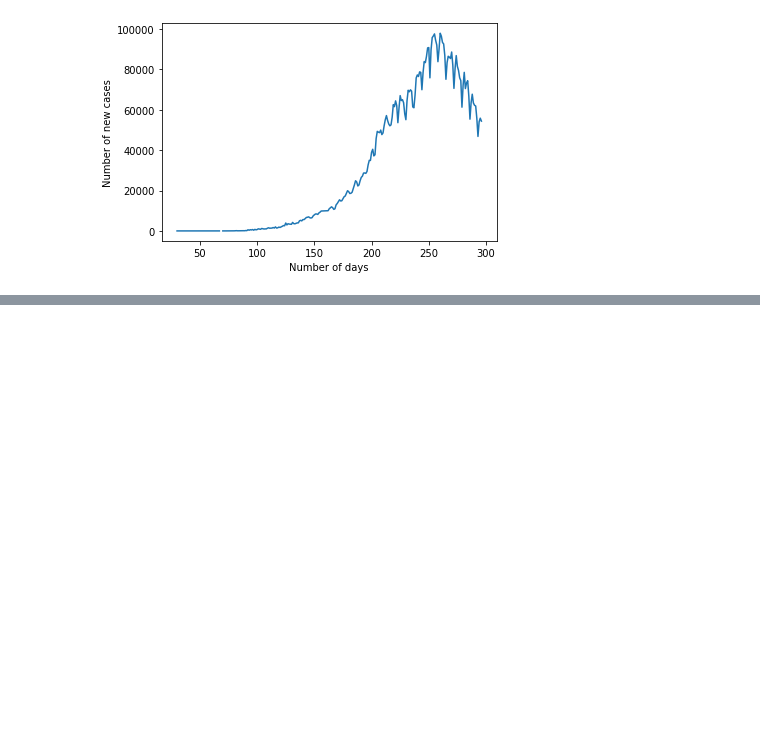
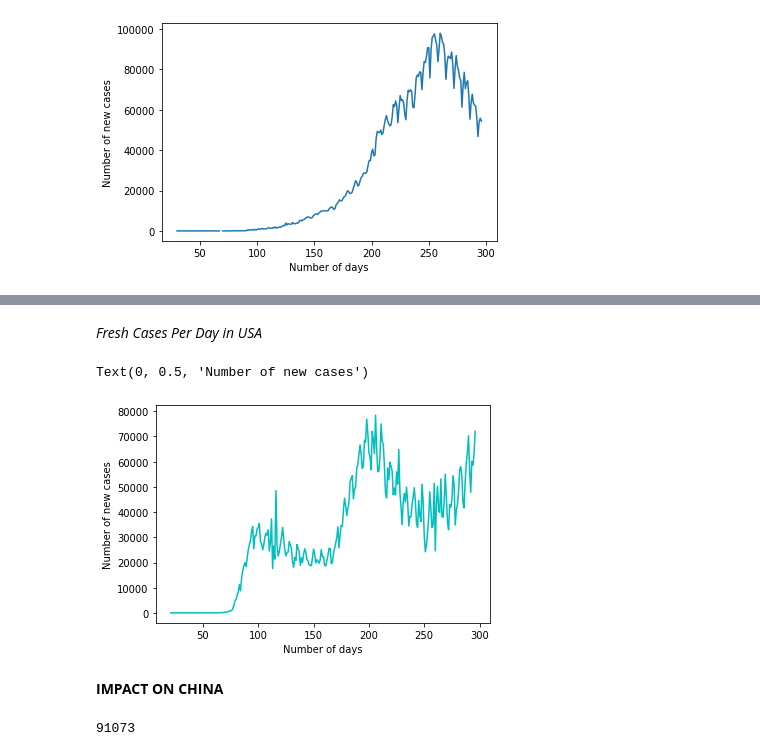
Before and after one commit to ManavKaul/COVID-Analysis, a Jupyter notebook: COVID.ipynb, the cells around one changed output, grey strips where cells are left out. Drawn from its saved outputs; the diff is of its cells as text; code cells hidden in the pictures; blank space fills up the shorter version.

```diff
--- a/COVID.ipynb
+++ b/COVID.ipynb
@@ -93,0 +112,19 @@ Text(0, 0.5, 'Number of new cases')
+# %% [markdown]
+*Fresh Cases Per Day in USA*
+# %%
+newcases_us=[]
+for i in range(297):
+  newcases_us.append(df['United States'][i+1]-df['United States'][i])
+plt.plot(newcases_us,color='c')
+plt.xlabel('Number of days')
+plt.ylabel('Number of new cases')
+# %% [output]
+Text(0, 0.5, 'Number of new cases')
+[figure, added]
+# %% [markdown]
+**IMPACT ON CHINA**
+# %%
+#THE NUMBER OF CONFIRMED COVID CASES IN CHINA
+df['China'][297]
+# %% [output]
+91073
```
Also changed, not shown: parts of 10 cells of this notebook.
